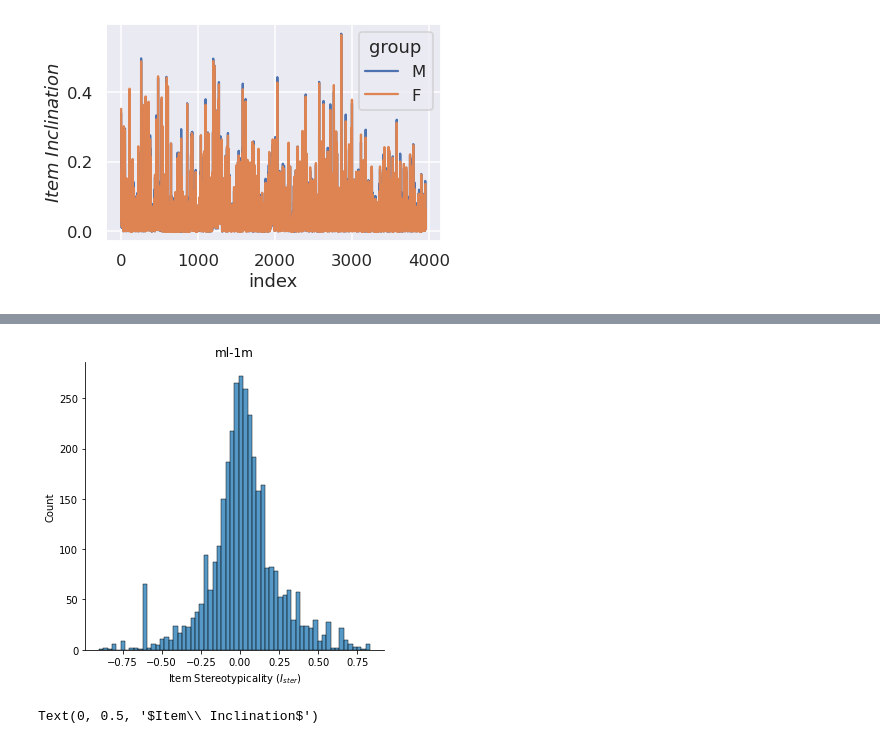
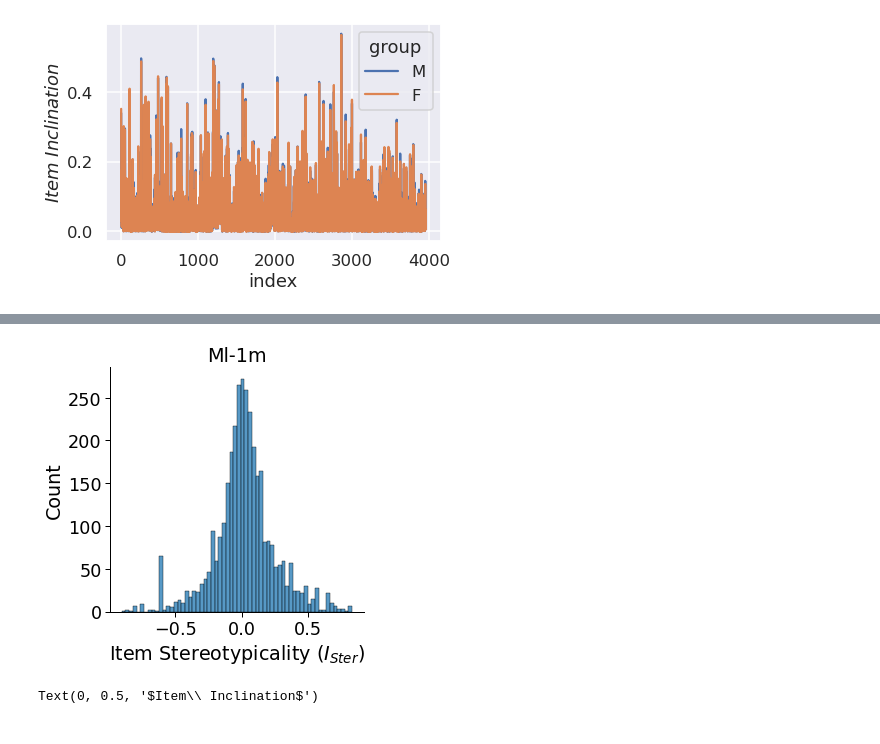
Before and after one commit to gescobedo/SBO, a Jupyter notebook: perturbation.ipynb, the cells around one changed output, grey strips where cells are left out. Cells and saved outputs as stored; diff of their text form; code cells hidden in the pictures.

```diff
--- a/perturbation.ipynb
+++ b/perturbation.ipynb
@@ -101,7 +101,8 @@ user_groups= {"gender":["m","f"]}
 rel_freq  = calc_rel_freq_inter(joined,user_groups)
 ff =calculate_ff(rel_freq,"gender_m","gender_f")
 #ff.to_csv("lastfm-ff-values-M2F.csv")
-ff.name = "Item Stereotypicality $(I_{ster})$"
+ff.name = "Item Stereotypicality $(I_{Ster})$"
+sns.set_context("paper",rc={"lines.linewidth": 2.5},font_scale=1.5)
 sns.displot(ff)
 plt.title("Distribution of item's FF values")
 # %% [output]
@@ -127,5 +128,5 @@ Text(0.5, 1.0, "Distribution of item's FF values")
 # %%
-
+sns.set_context("paper",rc={"lines.linewidth": 5},font_scale=2.0)
 sns.displot(ff)
 plt.title("LFM-2b-100k")
 plt.tight_layout()
@@ -204,7 +205,7 @@ user_groups= {"gender":["M","F"]}
 rel_freq  = calc_rel_freq_inter(joined,user_groups)
 ff =calculate_ff(rel_freq,"gender_M","gender_F")
 #ff.to_csv("lastfm-ff-values-M2F.csv")
-ff.name = "Item Stereotypicality $(I_{ster})$"
+ff.name = "Item Stereotypicality $(I_{Ster})$"
 sns.displot(ff)
 plt.title("")
 # %% [output]
@@ -230,11 +231,11 @@ Text(0.5, 1.0, '')
 # %%
-
+sns.set_context("paper",rc={"lines.linewidth": 2.5},font_scale=2.0)
 sns.displot(ff)
-plt.title("ml-1m")
+plt.title("Ml-1m")
 plt.tight_layout()
 plt.savefig("figures/ml_item_ster.png",dpi=250)
 # %% [output]
-[figure, old version]
+[figure, new version]
 # %%
 sns.set_theme("talk")
 fig = plt.Figure()
```
Also changed, not shown: parts of 4 cells of this notebook, 32 other files.
